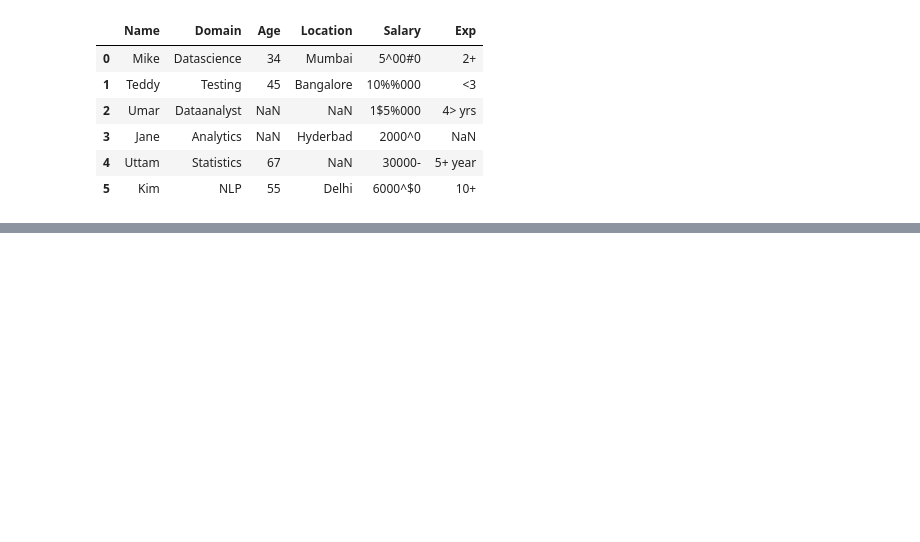
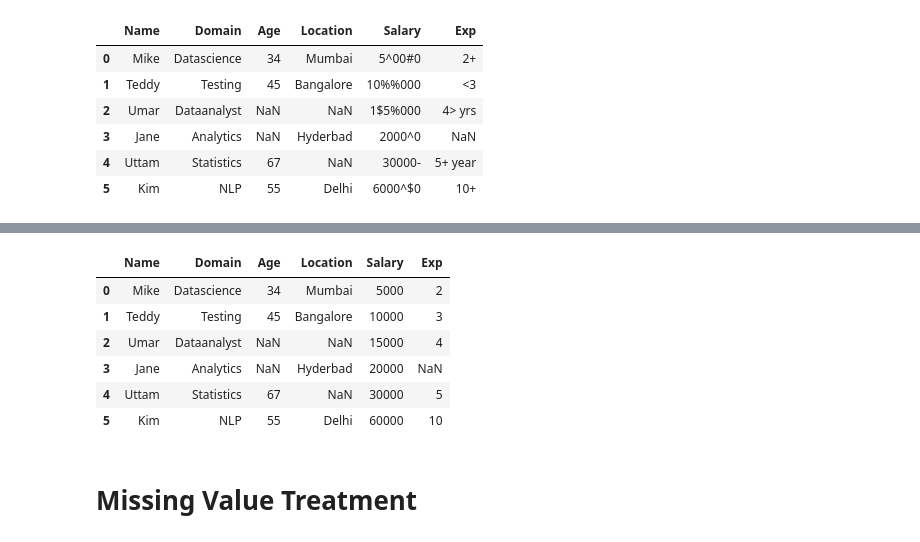
Before and after one commit to sbborusu/530pm_Agentic_Ai_Batch_7thApril, a Jupyter notebook: EDA_Classwork.ipynb, the cells around one changed output, grey strips where cells are left out. Cells and saved outputs as stored; diff of their text form; code cells hidden in the pictures; blank space fills up the shorter version.

```diff
--- a/EDA_Classwork.ipynb
+++ b/EDA_Classwork.ipynb
@@ -165,0 +191,13 @@ emp
+# %%
+cleaned_data = emp.copy()
+cleaned_data
+# %% [output]
+|  | Name | Domain | Age | Location | Salary | Exp |
+| 0 | Mike | Datascience | 34 | Mumbai | 5000 | 2 |
+| 1 | Teddy | Testing | 45 | Bangalore | 10000 | 3 |
+| 2 | Umar | Dataanalyst | NaN | NaN | 15000 | 4 |
+| 3 | Jane | Analytics | NaN | Hyderbad | 20000 | NaN |
+| 4 | Uttam | Statistics | 67 | NaN | 30000 | 5 |
+| 5 | Kim | NLP | 55 | Delhi | 60000 | 10 |
+# %% [markdown]
+# Missing Value Treatment
```
Also changed, not shown: parts of 25 cells of this notebook.
